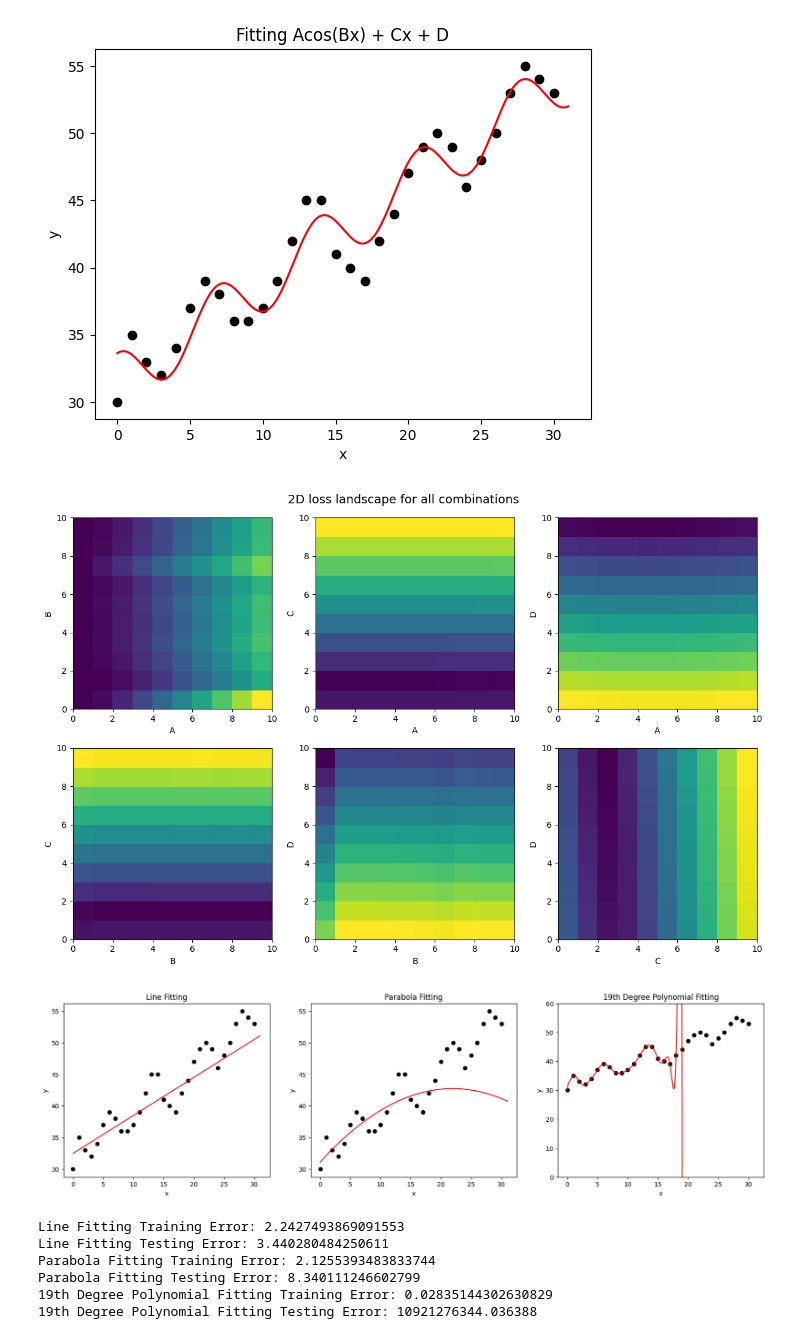
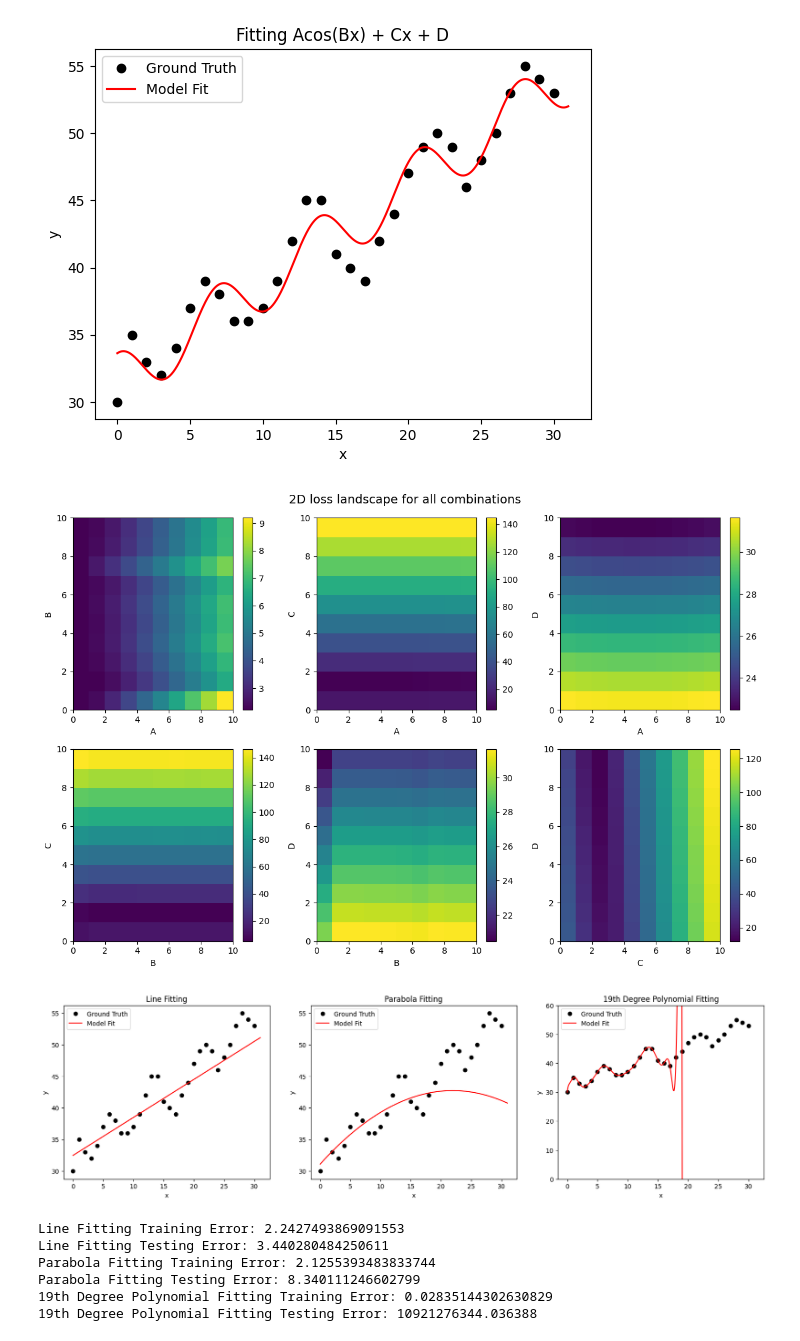
Before and after one commit to hhuynh000/EE399_HW1, a Jupyter notebook: HW1.ipynb, the cells around one changed output. Drawn from its saved outputs; the diff is of its cells as text; code cells hidden in the pictures.

```diff
--- a/HW1.ipynb
+++ b/HW1.ipynb
@@ -33,14 +33,15 @@ xt = np.arange(0, 31.01, 0.01)
 yfit = model(c, xt)
 # %%
 # Plot function
-plt.plot(x, y, 'ko')
-plt.plot(xt, yfit, 'r-')
+plt.plot(x, y, 'ko', label='Ground Truth')
+plt.plot(xt, yfit, 'r-', label='Model Fit')
 plt.title('Fitting Acos(Bx) + Cx + D')
 plt.xlabel('x')
 plt.ylabel('y')
+plt.legend()
 plt.show()
 # %% [output]
-[figure, old version]
+[figure, new version]
 # %%
 # Part II (ii)
 
@@ -75,16 +76,17 @@ def plot_sweep(c_sweep, index):
 # %%
 combs = [(0,1), (0,2), (0,3), (1,2), (1, 3), (2,3)]
 plt.figure(figsize=(12,8))
 plt.suptitle('2D loss landscape for all combinations', fontsize=14)
 for i in range(len(combs)):
   c_sweep = sweep(c, combs[i])
   plt.subplot(2, 3, i+1)
   plot_sweep(c_sweep, combs[i])
+  plt.colorbar()
 
 plt.tight_layout()
 plt.show()
 # %% [output]
-[figure, old version]
+[figure, new version]
 # %%
 # Part II (iii)
 
@@ -131,8 +133,9 @@ line_test_error = lsqe_line(c, x_test, y_test)
 yfit = line(c, xt)
 plt.xlabel('x')
 plt.ylabel('y')
-plt.plot(x, y, 'ko')
-plt.plot(xt, yfit, 'r-')
+plt.plot(x, y, 'ko', label='Ground Truth')
+plt.plot(xt, yfit, 'r-', label='Model Fit')
+plt.legend()
 
 # parabola fitting
 ax = plt.subplot(1,3,2)
@@ -152,8 +155,9 @@ parabola_test_error = lsqe_parabola(c, x_test, y_test)
 yfit = parabola(c, xt)
 plt.xlabel('x')
 plt.ylabel('y')
-plt.plot(x, y, 'ko')
-plt.plot(xt, yfit, 'r-')
+plt.plot(x, y, 'ko', label='Ground Truth')
+plt.plot(xt, yfit, 'r-', label='Model Fit')
+plt.legend()
 
 # 19th degree polynomial fitting
 ax = plt.subplot(1,3,3)
@@ -167,14 +171,15 @@ poly19_test_error = lsqe_poly19(c, x_test, y_test)
 
 # generate the data for plotting
 yfit = np.polyval(c, xt)
-plt.plot(x, y, 'ko')
-plt.plot(xt, yfit, 'r-')
+plt.plot(x, y, 'ko', label='Ground Truth')
+plt.plot(xt, yfit, 'r-', label='Model Fit')
+plt.legend()
 plt.ylim((0,60))
 plt.xlabel('x')
 plt.ylabel('y')
 plt.show()
 # %% [output]
-[figure, old version]
+[figure, new version]
 # %%
 print('Line Fitting Training Error:', line_train_error)
 print('Line Fitting Testing Error:', line_test_error)
```
Also changed, not shown: parts of 1 cell of this notebook.
